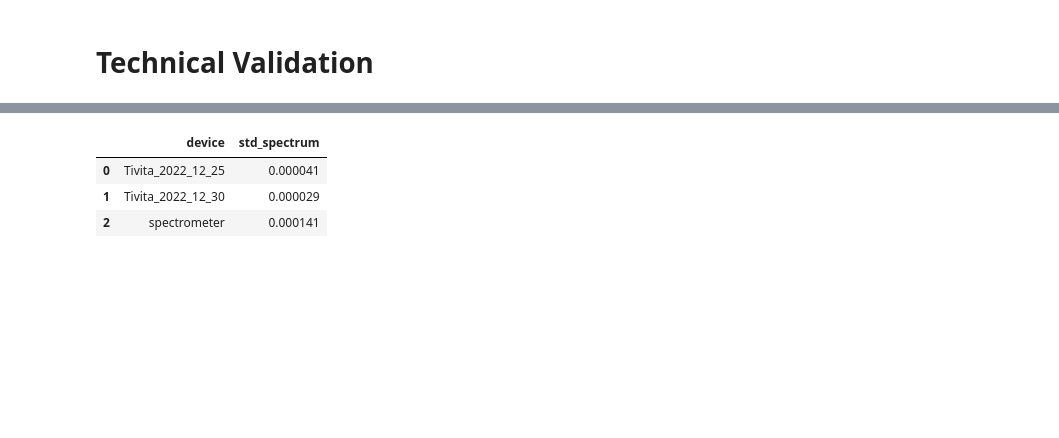
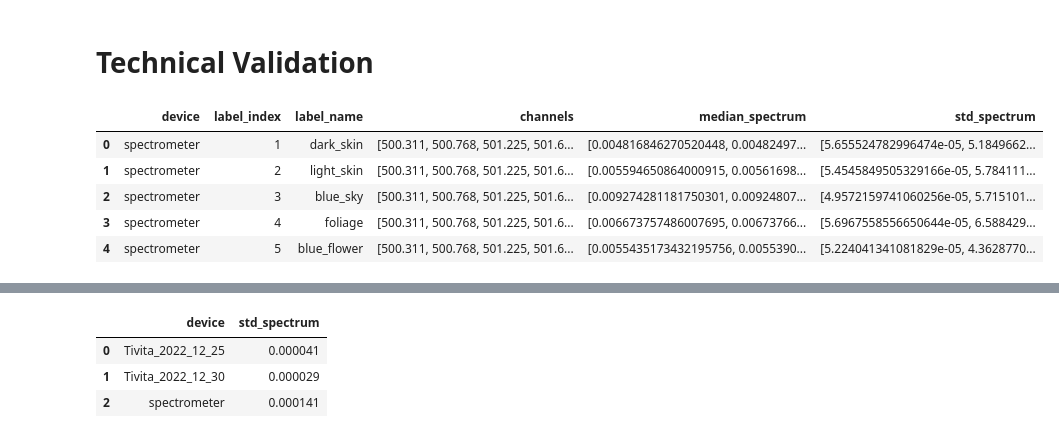
Before and after one commit to IMSY-DKFZ/htc, a Jupyter notebook: paper/NatureData2023/TechnicalValidation.ipynb, the cells around one changed output, grey strips where cells are left out. Saved outputs shown, nothing was run; the diff lists cells and outputs as text; code cells hidden in the pictures; blank space fills up the shorter version.

```diff
--- a/paper/NatureData2023/TechnicalValidation.ipynb
+++ b/paper/NatureData2023/TechnicalValidation.ipynb
@@ -18,14 +18,49 @@ from htc.utils.visualization import add_figcaption, add_std_fill, colorchecker_f
 # %%
 # Change to None for non-normalized visualization
 normalization = 1
 
 # load spectrometer measurements:
 rows = []
 spectrometer_cc_dir = (
     settings.data_dirs["HeiPorSPECTRAL"] / "extra_technical_validation/spectrometer/2022_09_19_colorchecker"
 )
 reader = SpectrometerReader(spectrometer_cc_dir)
 for c, label_name in enumerate(ColorcheckerReader.label_colors_classic.keys()):
     spec = reader.read_spectrum(label_name, calibration=True, adapt_to_tivita=True, normalization=normalization)
     rows.append(["spectrometer", c + 1, label_name, spec["wavelengths"], spec["median_spectrum"], spec["std_spectrum"]])
 df = pd.DataFrame(rows, columns=["device", "label_index", "label_name", "channels", "median_spectrum", "std_spectrum"])
+
+# add Tivita measurements:
+
+
+def agg_cc_spectra_Tivita(cc_name: Path):
+    df_Tiv = pd.DataFrame()
+    cc_dir = settings.data_dirs["HeiPorSPECTRAL"] / "extra_technical_validation/Tivita_0202-00118" / cc_name
+    for img_dir in list(cc_dir.iterdir()):
+        path = DataPath(img_dir)
+        median_table = path.read_colorchecker_mask()["median_table"]
+        df_Tiv = pd.concat([df_Tiv, median_table])
+
+    column_name = "median_normalized_spectrum" if normalization == 1 else "median_spectrum"
+    df_Tiv = df_Tiv.groupby(["label_index", "label_name"], as_index=False)[column_name].agg(
+        median_spectrum=lambda rows: np.median(np.stack(rows), axis=0),
+        std_spectrum=lambda rows: np.std(np.stack(rows), axis=0),
+    )
+
+    df_Tiv["device"] = f"Tivita_{cc_name[:10]}"
+    df_Tiv["channels"] = [np.linspace(500, 1000, 100)] * 24
+
+    return df_Tiv
+
+
+df_Tiv1 = agg_cc_spectra_Tivita("2022_12_25_colorchecker")
+df_Tiv2 = agg_cc_spectra_Tivita("2022_12_30_colorchecker")
+df = pd.concat([df, df_Tiv1, df_Tiv2])
+df.head()
+# %% [output]
+|  | device | label_index | label_name | channels | median_spectrum | std_spectrum |
+| 0 | spectrometer | 1 | dark_skin | [500.311, 500.768, 501.225, 501.6... | [0.004816846270520448, 0.00482497... | [5.655524782996474e-05, 5.1849662... |
+| 1 | spectrometer | 2 | light_skin | [500.311, 500.768, 501.225, 501.6... | [0.005594650864000915, 0.00561698... | [5.4545849505329166e-05, 5.784111... |
+| 2 | spectrometer | 3 | blue_sky | [500.311, 500.768, 501.225, 501.6... | [0.009274281181750301, 0.00924807... | [4.9572159741060256e-05, 5.715101... |
+| 3 | spectrometer | 4 | foliage | [500.311, 500.768, 501.225, 501.6... | [0.006673757486007695, 0.00673766... | [5.6967558556650644e-05, 6.588429... |
+| 4 | spectrometer | 5 | blue_flower | [500.311, 500.768, 501.225, 501.6... | [0.0055435173432195756, 0.0055390... | [5.224041341081829e-05, 4.3628770... |
```
Also changed, not shown: parts of 2 cells of this notebook, 16 other files.
